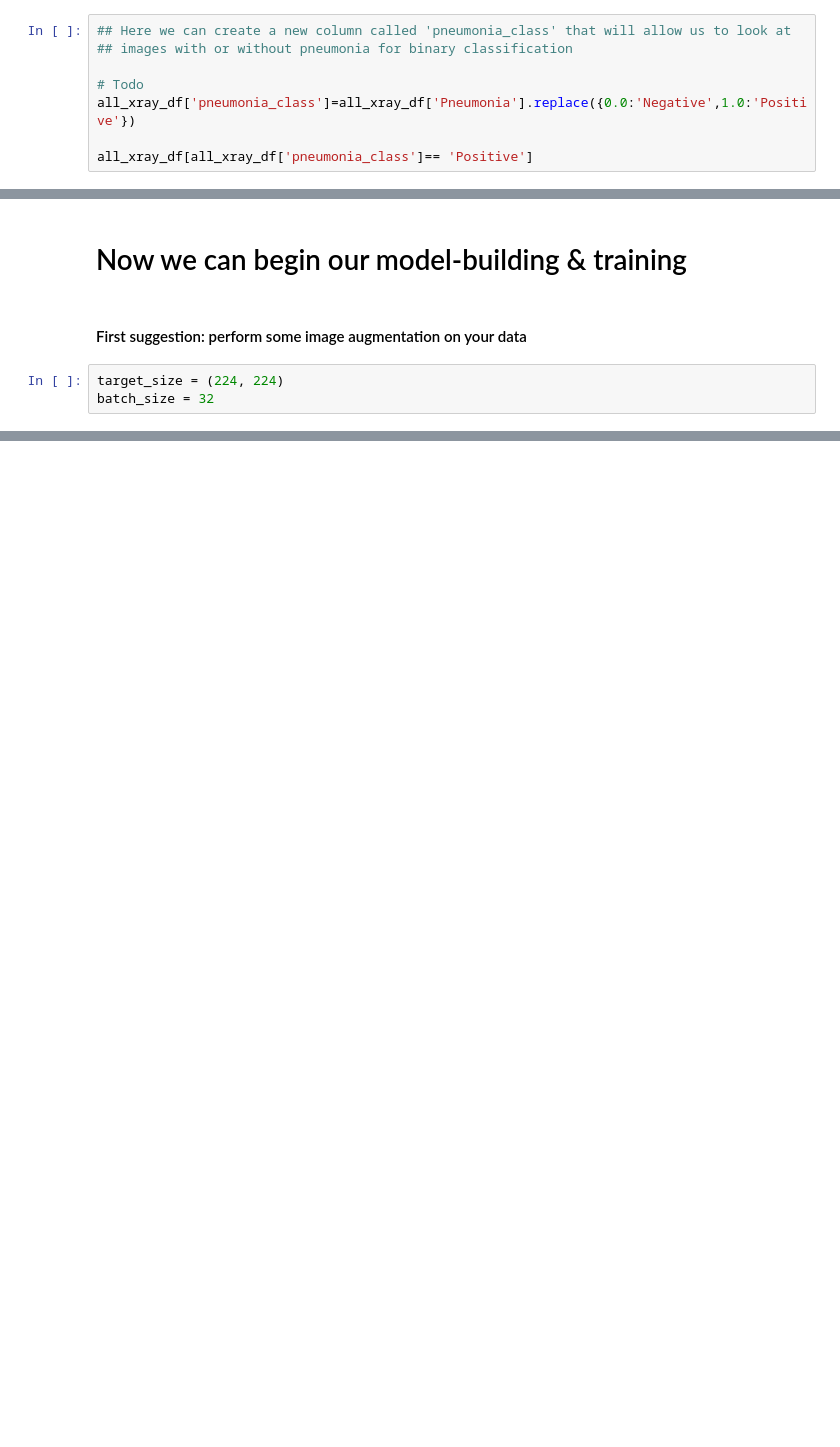
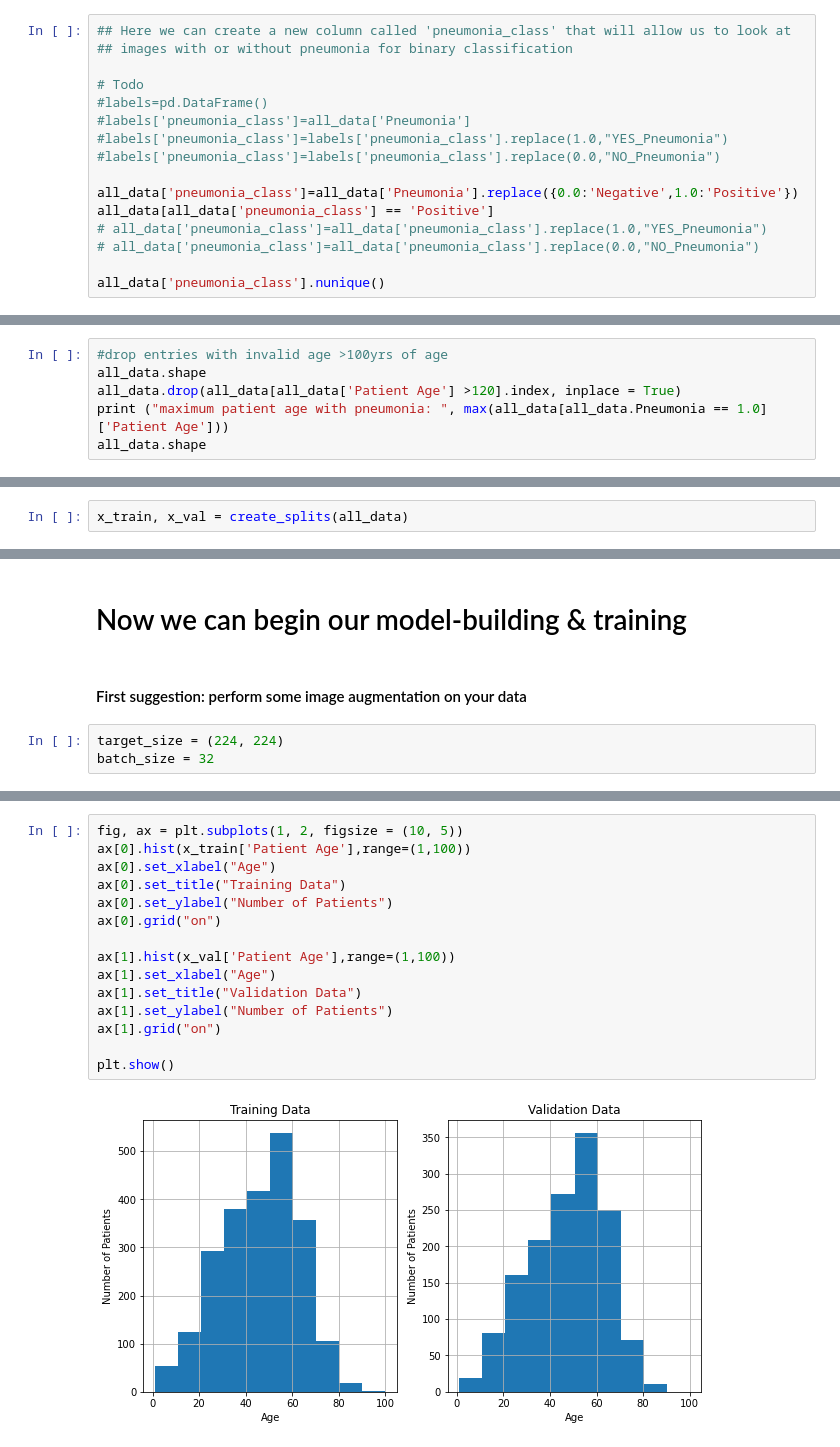
Before and after one commit to ellizzabbetth/ai-pneumonia-identification, a Jupyter notebook: Build and train model.ipynb, the cells around one changed output, grey strips where cells are left out. Cells and saved outputs as stored; diff of their text form; blank space fills up the shorter version.

```diff
--- a/Build and train model.ipynb
+++ b/Build and train model.ipynb
@@ -148,7 +92,15 @@ all_xray_df.head()
 ## images with or without pneumonia for binary classification
 
 # Todo
-all_xray_df['pneumonia_class']=all_xray_df['Pneumonia'].replace({0.0:'Negative',1.0:'Positive'})
+#labels=pd.DataFrame()
+#labels['pneumonia_class']=all_data['Pneumonia']
+#labels['pneumonia_class']=labels['pneumonia_class'].replace(1.0,"YES_Pneumonia")
+#labels['pneumonia_class']=labels['pneumonia_class'].replace(0.0,"NO_Pneumonia")
 
-all_xray_df[all_xray_df['pneumonia_class']== 'Positive']
+all_data['pneumonia_class']=all_data['Pneumonia'].replace({0.0:'Negative',1.0:'Positive'})
+all_data[all_data['pneumonia_class'] == 'Positive']
+# all_data['pneumonia_class']=all_data['pneumonia_class'].replace(1.0,"YES_Pneumonia")
+# all_data['pneumonia_class']=all_data['pneumonia_class'].replace(0.0,"NO_Pneumonia")
+
+all_data['pneumonia_class'].nunique()
 # %% [output]
@@ -182,2 +112,8 @@ maximum patient age with pneumonia:  90
 # %% [markdown]
 ## Create your training and testing data:
+# %%
+#drop entries with invalid age >100yrs of age
+all_data.shape
+all_data.drop(all_data[all_data['Patient Age'] >120].index, inplace = True)
+print ("maximum patient age with pneumonia: ", max(all_data[all_data.Pneumonia == 1.0]['Patient Age']))
+all_data.shape
@@ -216 +149,3 @@ train_data, val_data = create_splits(all_xray_df)
+# %%
+x_train, x_val = create_splits(all_data)
 # %%
@@ -448,0 +287,17 @@ Found 1430 validated image filenames belonging to 2 classes.
+# %%
+fig, ax = plt.subplots(1, 2, figsize = (10, 5))
+ax[0].hist(x_train['Patient Age'],range=(1,100))
+ax[0].set_xlabel("Age")
+ax[0].set_title("Training Data")
+ax[0].set_ylabel("Number of Patients")
+ax[0].grid("on")
+
+ax[1].hist(x_val['Patient Age'],range=(1,100))
+ax[1].set_xlabel("Age")
+ax[1].set_title("Validation Data")
+ax[1].set_ylabel("Number of Patients")
+ax[1].grid("on")
+
+plt.show()
+# %% [output]
+[figure, added]
```
Also changed, not shown: parts of 174 cells of this notebook, 4 other files.
